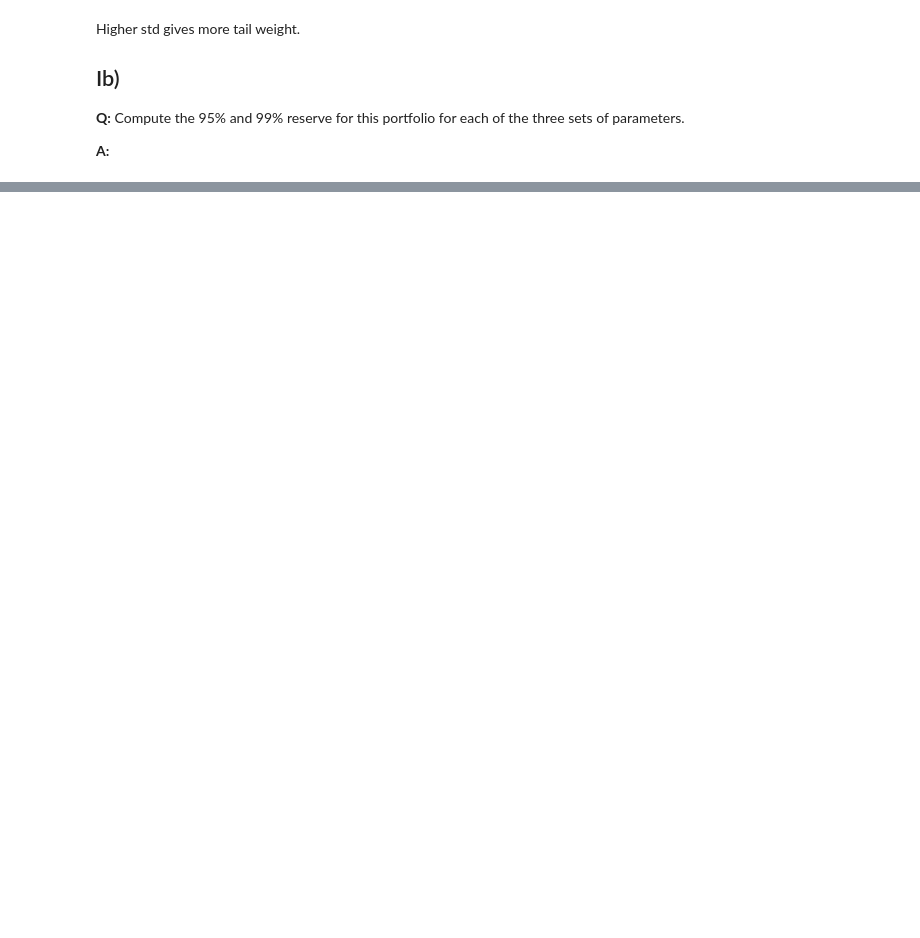
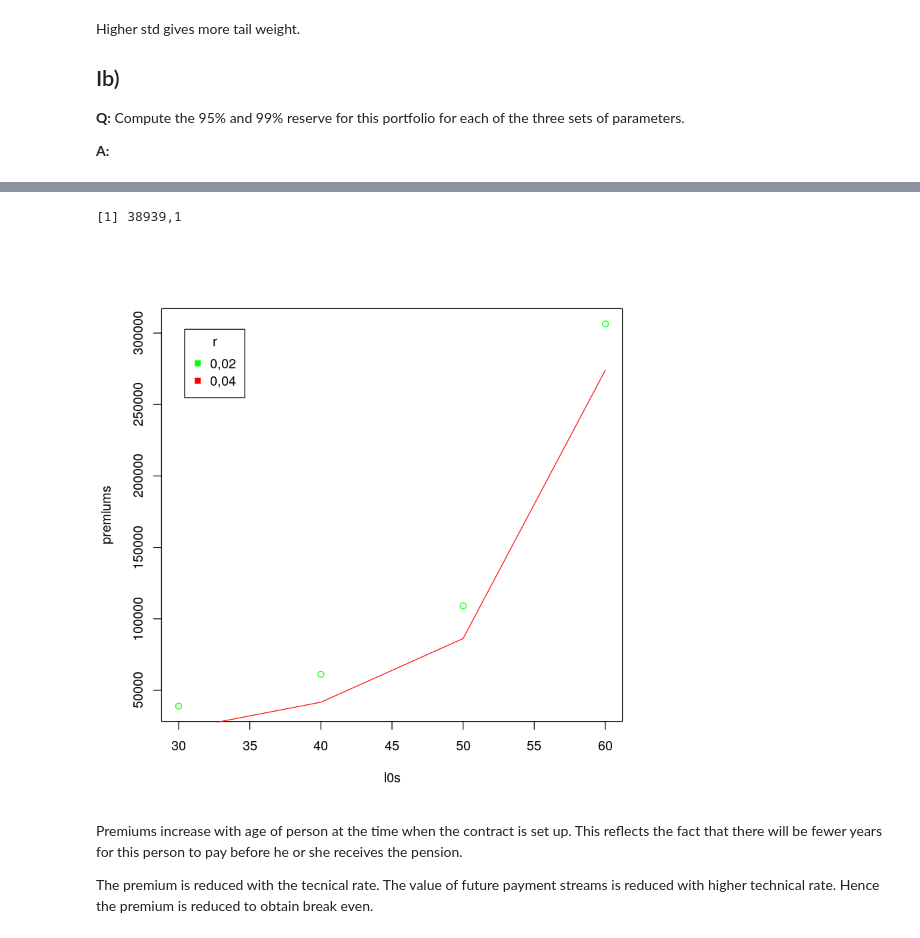
Before and after one commit to kaaja/Insc, a Jupyter notebook: m/m.ipynb, the cells around one changed output, grey strips where cells are left out. Cells and saved outputs as stored; diff of their text form; code cells hidden in the pictures; blank space fills up the shorter version.

```diff
--- a/m/m.ipynb
+++ b/m/m.ipynb
@@ -121,0 +239,74 @@ for (sd in sds){
+# %%
+premium = function(lr, l0, s, le, r){
+    theta0 = .009
+    theta1 = .000046
+    theta2 = .0908
+    d = 1./(1+r)
+
+    numerator = 0
+    l = l0
+    for (k in (lr - l0):(le - l0)){
+        logP = -theta0*k - theta1/theta2*(exp(theta2*k) - 1)*exp(theta2*l)
+        numerator = numerator + d^k*exp(logP)
+        l = l +1
+    numerator = s*numerator
+    }
+
+    denominator = 0
+    l = l0
+    for (k in (0):(lr - l0 -1)){
+        logP = -theta0*k - theta1/theta2*(exp(theta2*k) - 1)*exp(theta2*l)
+        denominator = denominator + d^k*exp(logP)
+        l = l +1
+    }
+
+    pi = numerator/denominator
+    return(pi)
+}
+
+simulatePension = function(rs, l0s){
+    colors <- c("green", "red", "blue")
+    rNumber = 1
+    for (r in rs){
+        premiums = rep(0, length(l0s))
+        counter = 1
+        #print(c('r: ', r))
+        for (l0 in l0s){
+            #print(c('l0: ', l0))
+            pi = premium(lr, l0, s, le, r)
+            #print(c('pi: ', pi))
+            premiums[counter] = pi
+            counter = counter + 1
+        }
+        if (rNumber == 1){
+            plot(l0s, premiums,  col=colors[rNumber])
+        }
+        else{
+            lines(l0s, premiums, col=colors[rNumber])
+        }
+        rNumber = rNumber + 1
+    }
+    legend("topleft", inset=.05, title="r", legend=rs, pch=15, col = colors);
+}
+
+lr = 67
+s = 1.5
+le = 100
+rs = c(.02, .04)
+l0s = c(30, 40, 50, 60)
+
+
+r = .02
+l0 = 30
+
+out = premium(lr, l0, s, le, r)
+print(out)
+
+simulatePension(rs, l0s)
+# %% [output]
+[1] 38939,1
+[figure, added]
+# %% [markdown]
+Premiums increase with age of person at the time when the contract is set up. This reflects the fact that there will be fewer years for this person to pay before he or she receives the pension. <br>
+
+The premium is reduced with the tecnical rate. The value of future payment streams is reduced with higher technical rate. Hence the premium is reduced to obtain break even.
```
Also changed, not shown: parts of 7 cells of this notebook.
